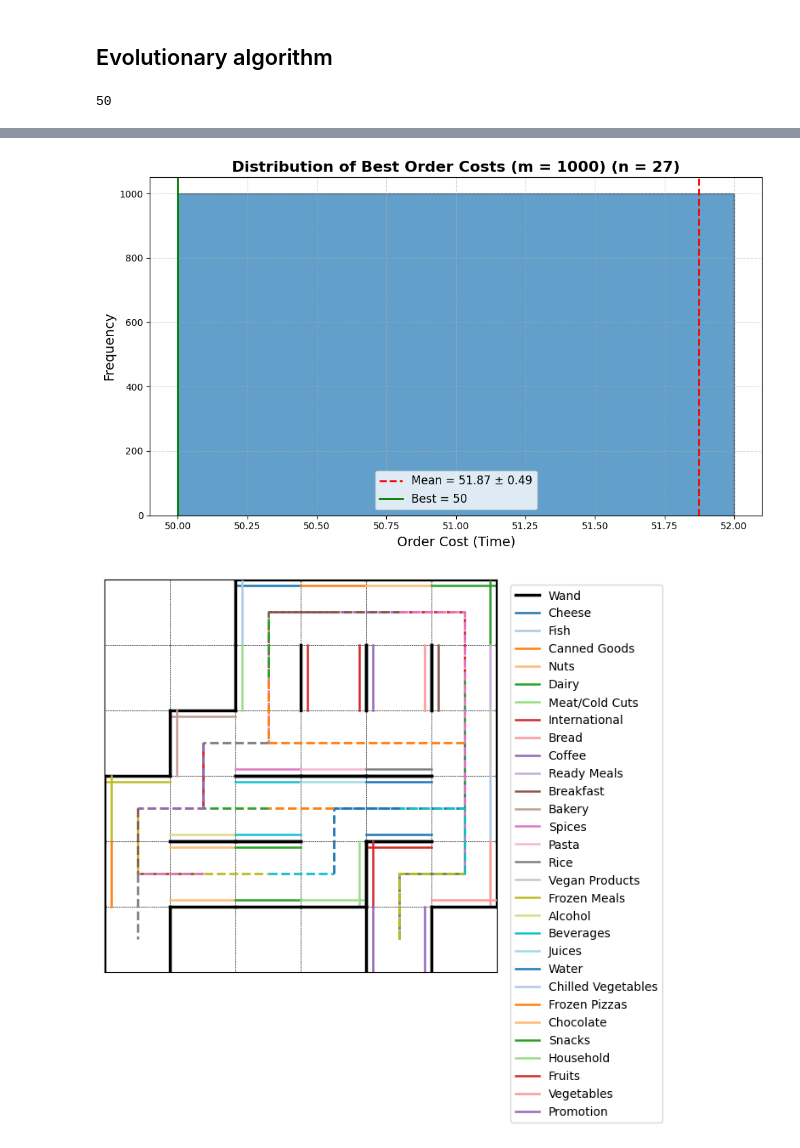
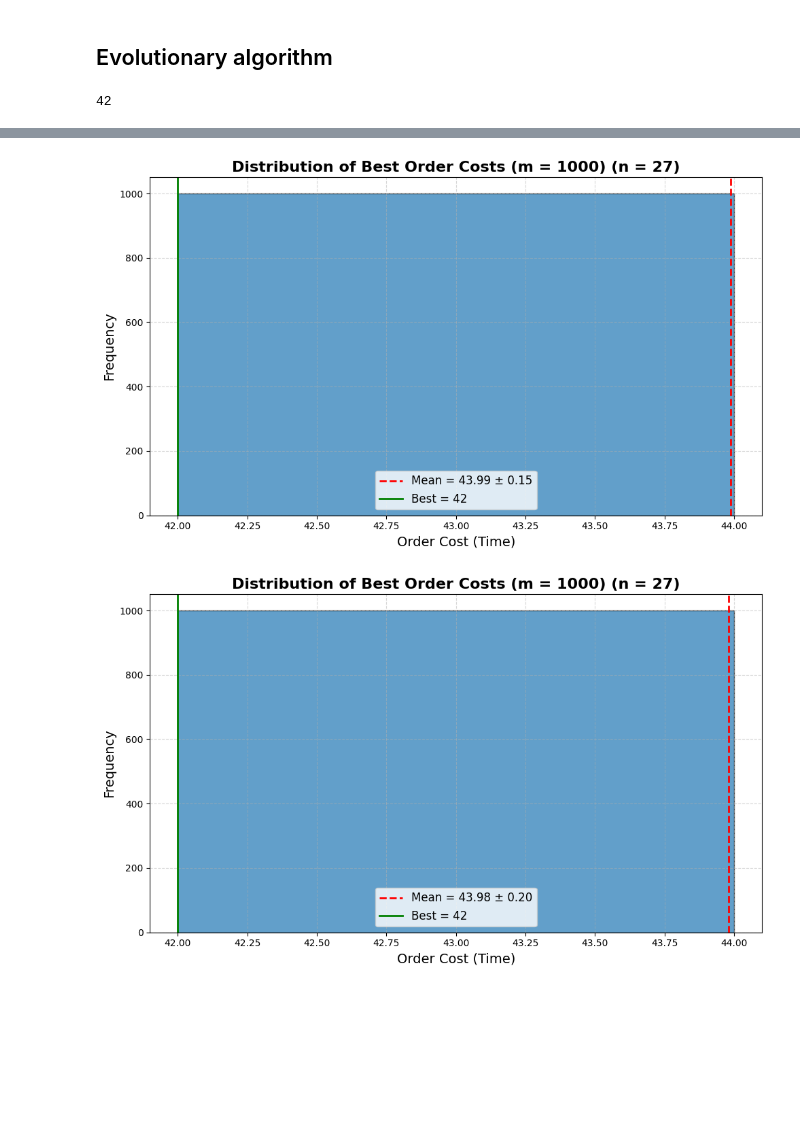
Before and after one commit to mangam-02/supermarket-route-optimizer, a Jupyter notebook: src/main.ipynb, the cells around one changed output, grey strips where cells are left out. Saved outputs shown, nothing was run; the diff lists cells and outputs as text; code cells hidden in the pictures; blank space fills up the shorter version.

Commit message:
Changed order definition to numbers between 1 and x (startindex 0 and endindex excluded). When needed for computations of timecosts, those indizes get used automatically.

```diff
--- a/src/main.ipynb
+++ b/src/main.ipynb
@@ -174,44 +156,44 @@ Unfortunaltely this computation scales by n!, where n is the number of items on
 # %%
 from itertools import permutations
 
-def compute_timecost_from_order(order, product_cost_matrix):
+def get_complete_order(middle_indices_order):
+        return [0]+list(middle_indices_order)+[int(max(middle_indices_order)+1)]
+def compute_timecost_from_middle_indices_order(middle_indices_order, product_cost_matrix):
     # O(n)
+    order = get_complete_order(middle_indices_order)
     total_cost = 0
     for i in range(len(order)-1):
         total_cost += product_cost_matrix[order[i], order[i+1]]
     return total_cost
 
-def get_path_from_order(order, product_path_matrix):
+def get_path_from_middle_indices_order(order, product_path_matrix):
+    order = get_complete_order(order)
     path = []
     for i in range(len(order)-1):
         path.append(product_path_matrix[order[i], order[i+1]])
     return path
 
-def get_complete_order(middle_indices_order, start_index, end_index):
-    return [start_index]+middle_indices_order+[end_index]
+
 
 def find_shortest_way_easy_heuristic(product_cost_matrix):
     n = product_cost_matrix.shape[0]
-    start_index = 0
-    end_index = n-1
 
     middle_indices = list(range(1, n-1))
     best_cost = np.inf
     best_order = None
 
     for order in permutations(middle_indices):
-        full_order = get_complete_order(list(order), start_index, end_index)
-        cost = compute_timecost_from_order(full_order, product_cost_matrix)
+        cost = compute_timecost_from_middle_indices_order(order, product_cost_matrix)
         if cost < best_cost:
             best_cost = cost
-            best_order = full_order
+            best_order = order
 
     return best_order, best_cost
 
 
 
 shortest_order, shortest_order_cost = find_shortest_way_easy_heuristic(J_product)
-shortest_path = get_path_from_order(shortest_order, P_product)
+shortest_path = get_path_from_middle_indices_order(shortest_order, P_product)
 print(shortest_order, shortest_order_cost)
 grid.plot(shortest_path, saving_path="Time brute-force-heuristic.jpg")
 # %% [output]
@@ -220,3 +204,7 @@ grid.plot(shortest_path, saving_path="Time brute-force-heuristic.jpg")
+# %%
+from shopping_list import ShoppingList
+
+shopping_list = ShoppingList.load_from_file("Long_shopping_list.txt")
 # %% [markdown]
 # Single solution based mataheuristic
 # %%
@@ -407,7 +362,7 @@ def generate_random_initial_population(population_size, number_of_products):
     population = []
     for i in range(population_size):
         order = generate_random_order(number_of_products)
-        order = get_complete_order(order, 0, number_of_products + 1)
+        #order = get_complete_order(order, 0, number_of_products + 1)
         population.append(order)
     return population
 
@@ -415,7 +370,7 @@ def evaluate_population(population, J_product):
     # O(d * n)
     population_costs = []
     for order in population:
-        order_cost = compute_timecost_from_order(order, J_product)
+        order_cost = compute_timecost_from_middle_indices_order(order, J_product)
         population_costs.append(order_cost)
     return population_costs
 
@@ -457,8 +412,8 @@ def crossover_reproduction(selected_population:list):
     return children
 
 def mutation(order):
-    i = random.randint(1,len(order)-2)
-    j = random.randint(1,len(order)-2)
+    i = random.randint(0,len(order)-1)
+    j = random.randint(0,len(order)-1)
     order[i], order[j] = order[j], order[i]
     return order
 
@@ -468,7 +423,7 @@ def mutate_population(population:list, population_costs:list, J_product, p:float
     for i in range(len(population)):
         if random.random() < p:
             population[i] = mutation(population[i])
-            population_costs[i] = compute_timecost_from_order(population[i], J_product)
+            population_costs[i] = compute_timecost_from_middle_indices_order(population[i], J_product)
     return population, population_costs
 
 def evolution(J_product, population_size = 100, generation_size = 10, patience = 10, plotting = False, printing = False):
@@ -541,7 +496,7 @@ def evolution(J_product, population_size = 100, generation_size = 10, patience =
 
 best_order, best_order_cost = evolution(J_product, population_size=1000, generation_size=200, patience = 50, plotting = False, printing = False)
 print(best_order_cost)
-best_path = get_path_from_order(best_order, P_product)
+best_path = get_path_from_middle_indices_order(best_order, P_product)
 grid.plot(best_path)
 # %% [output]
-50
+42
@@ -554,2 +509,2 @@ grid.plot(best_path)
-[figure, old version]
+[figure, new version]
-[figure, old version]
+[figure, new version]
```
Also changed, not shown: parts of 9 cells of this notebook, 6 other files.
